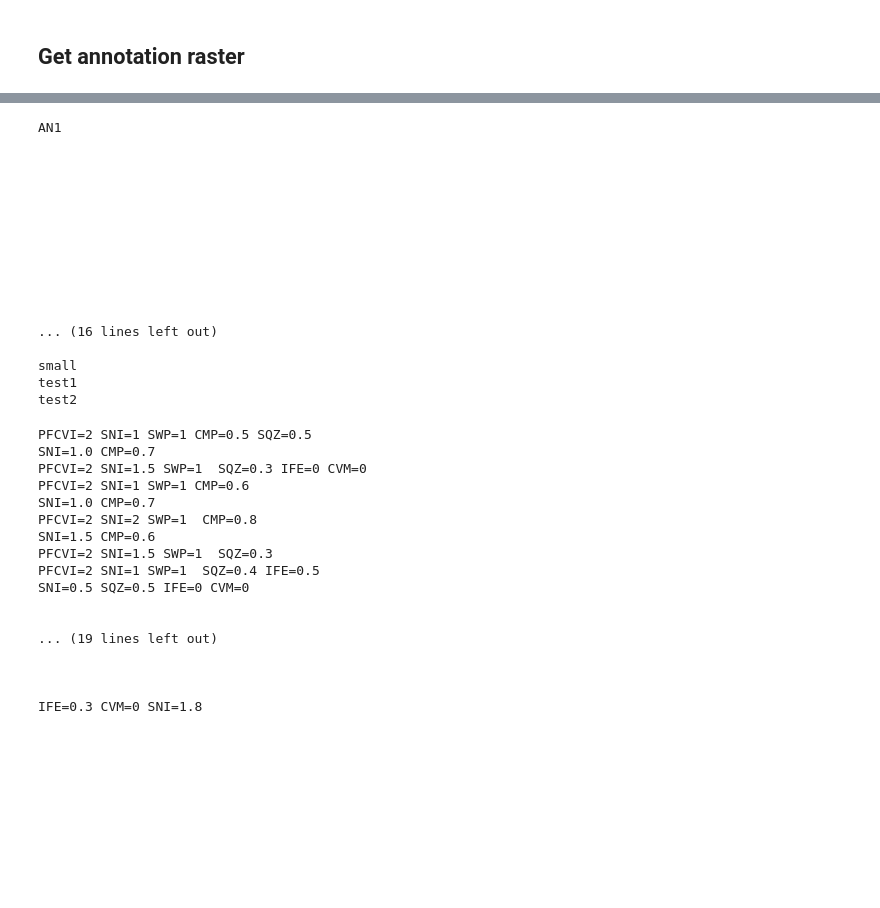
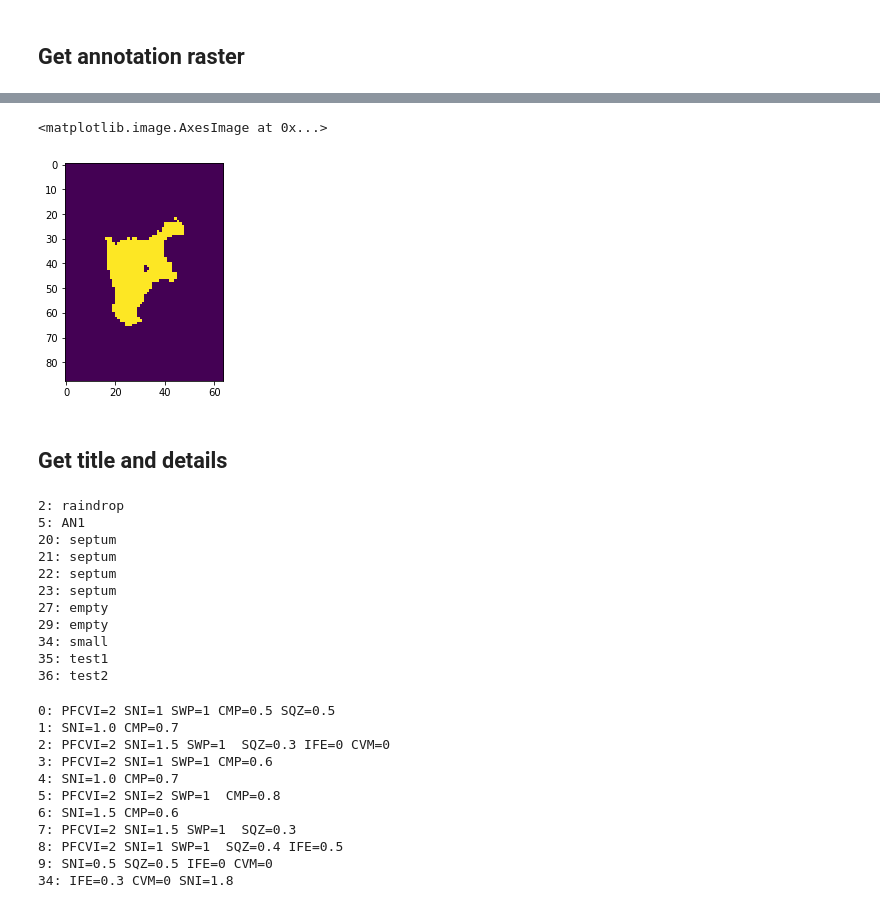
Before and after one commit to mjirik/scaffan, a Jupyter notebook: examples/read_image_example.ipynb, the cells around one changed output, grey strips where cells are left out. Cells and saved outputs as stored; diff of their text form; code cells hidden in the pictures; blank space fills up the shorter version.

```diff
--- a/examples/read_image_example.ipynb
+++ b/examples/read_image_example.ipynb
@@ -104,43 +137,42 @@ plt.imshow(img_ann)
+# %%
+view_black0 = anim.get_view(annotation_id=outer_ids[0], level=7)
+ann_raster_with_holes = view_black0.get_annotation_region_raster(outer_ids[0], holes_ids=holes_ids[0], annotation_id)
+plt.imshow(ann_raster_with_holes)
+# %% [output]
+<matplotlib.image.AxesImage at 0x...>
+[figure, added]
+# %% [markdown]
+## Get title and details
 # %%
-for ann in anim.annotations:
-    print(ann["title"])
+for i, ann in enumerate(anim.annotations):
+    if len(ann["title"]) > 0:
+        print(f"{i}: {ann['title']}")
 # %% [output]
-AN1
-
-
-
-
-
-
-
-
-
-
-
-... (16 lines left out)
-
-small
-test1
-test2
+2: raindrop
+5: AN1
+20: septum
+21: septum
+22: septum
+23: septum
+27: empty
+29: empty
+34: small
+35: test1
+36: test2
 # %%
 
-for ann in anim.annotations:
-    print(ann["details"])
+for i, ann in enumerate(anim.annotations):
+    if len(ann["details"]) > 0:
+        print(f"{i}: {ann['details']}")
 # %% [output]
-PFCVI=2 SNI=1 SWP=1 CMP=0.5 SQZ=0.5
-SNI=1.0 CMP=0.7
-PFCVI=2 SNI=1.5 SWP=1  SQZ=0.3 IFE=0 CVM=0
-PFCVI=2 SNI=1 SWP=1 CMP=0.6
-SNI=1.0 CMP=0.7
-PFCVI=2 SNI=2 SWP=1  CMP=0.8
-SNI=1.5 CMP=0.6
-PFCVI=2 SNI=1.5 SWP=1  SQZ=0.3
-PFCVI=2 SNI=1 SWP=1  SQZ=0.4 IFE=0.5
-SNI=0.5 SQZ=0.5 IFE=0 CVM=0
-
-
-... (19 lines left out)
-
-
-
-IFE=0.3 CVM=0 SNI=1.8
+0: PFCVI=2 SNI=1 SWP=1 CMP=0.5 SQZ=0.5
+1: SNI=1.0 CMP=0.7
+2: PFCVI=2 SNI=1.5 SWP=1  SQZ=0.3 IFE=0 CVM=0
+3: PFCVI=2 SNI=1 SWP=1 CMP=0.6
+4: SNI=1.0 CMP=0.7
+5: PFCVI=2 SNI=2 SWP=1  CMP=0.8
+6: SNI=1.5 CMP=0.6
+7: PFCVI=2 SNI=1.5 SWP=1  SQZ=0.3
+8: PFCVI=2 SNI=1 SWP=1  SQZ=0.4 IFE=0.5
+9: SNI=0.5 SQZ=0.5 IFE=0 CVM=0
+34: IFE=0.3 CVM=0 SNI=1.8
```
Also changed, not shown: parts of 11 cells of this notebook, 3 other files.
